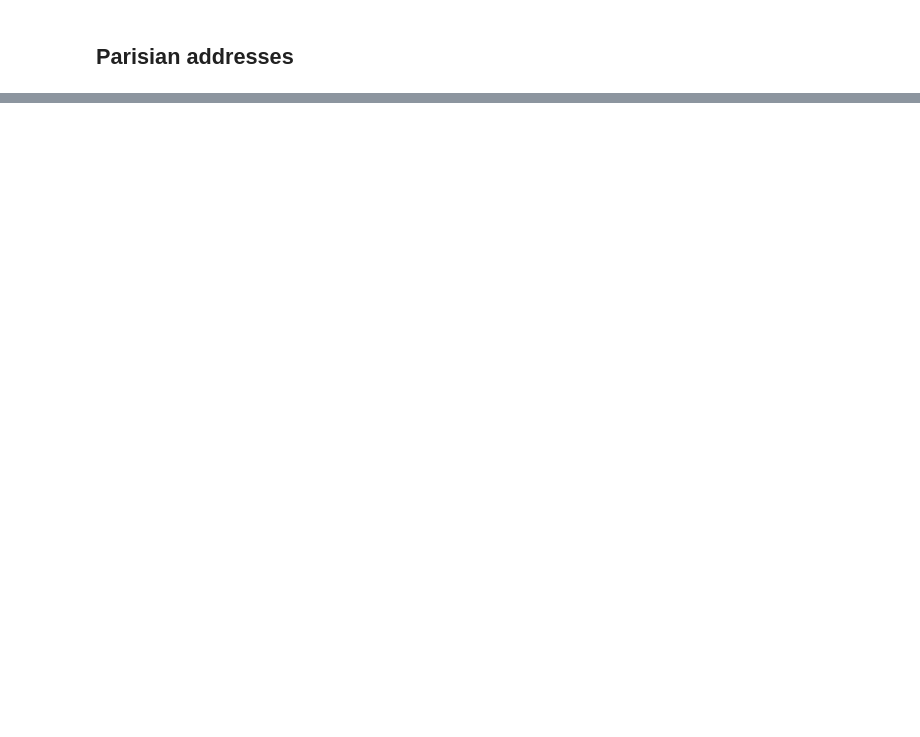
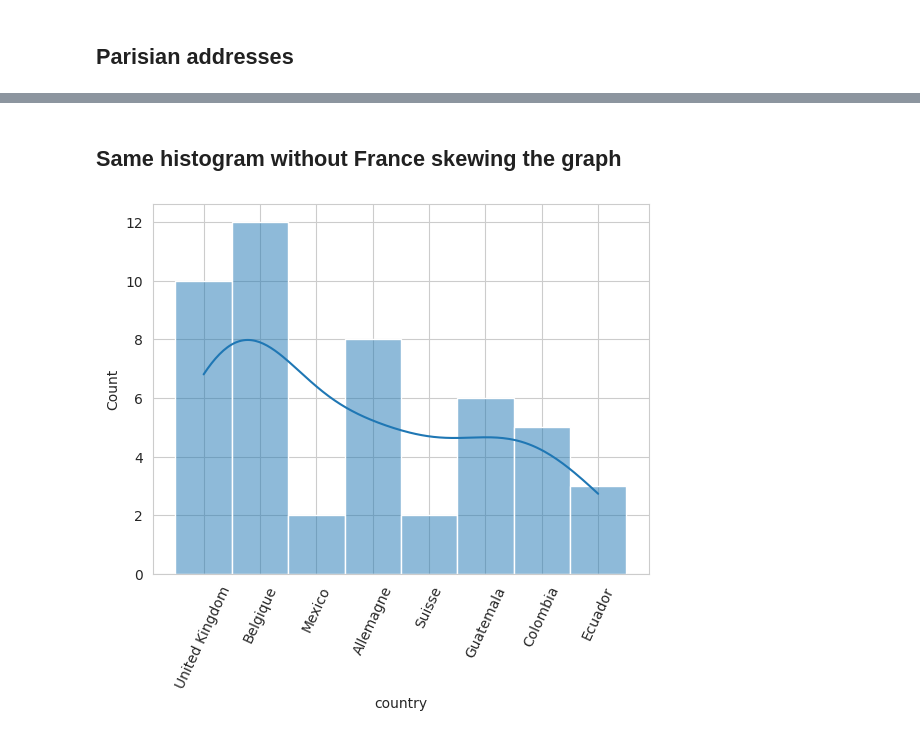
Before and after one commit to ephraim-amz/address-notebook-analysis, a Jupyter notebook: addresses-analysis-notebook.ipynb, the cells around one changed output, grey strips where cells are left out. Drawn from its saved outputs; the diff is of its cells as text; code cells hidden in the pictures; blank space fills up the shorter version.

```diff
--- a/addresses-analysis-notebook.ipynb
+++ b/addresses-analysis-notebook.ipynb
@@ -68,0 +93,8 @@ df[df['userComment'].str.strip().astype(bool)]
+# %% [markdown]
+## Same histogram without France skewing the graph
+# %%
+sns.histplot(df[df["country"].isin(countries[:-1:])], x="country", kde=True)
+plt.xticks(rotation=65)
+plt.show()
+# %% [output]
+[figure, added]
```
Also changed, not shown: parts of 97 cells of this notebook.
